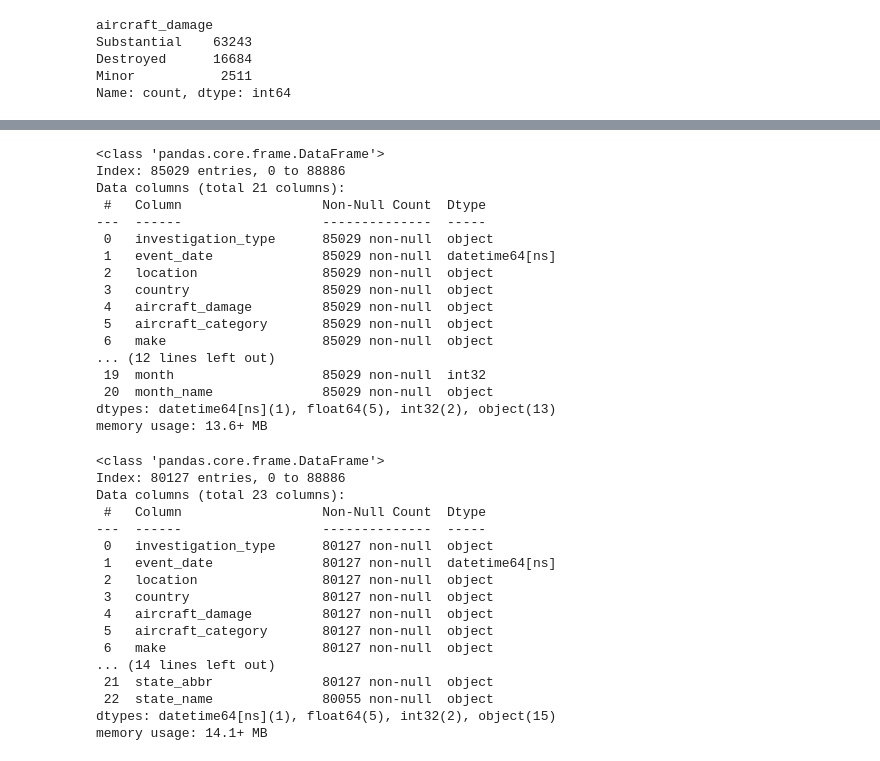
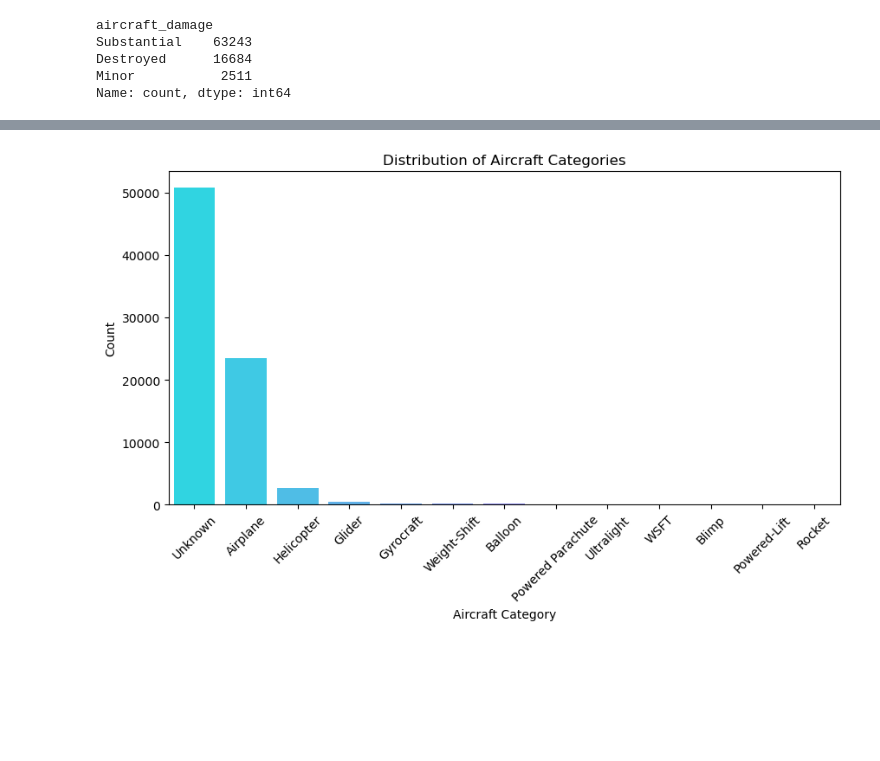
Before and after one commit to Rodgerdev/aircraft-analysis, a Jupyter notebook: aviation_analysis.ipynb, the cells around one changed output, grey strips where cells are left out. Cells and saved outputs as stored; diff of their text form; code cells hidden in the pictures; blank space fills up the shorter version.

```diff
--- a/aviation_analysis.ipynb
+++ b/aviation_analysis.ipynb
@@ -898,40 +937,11 @@ print(state_case_counts_df.head(10))
-# %%
-aviation_data.info()
-# %% [output]
-<class 'pandas.core.frame.DataFrame'>
-Index: 85029 entries, 0 to 88886
-Data columns (total 21 columns):
- #   Column                  Non-Null Count  Dtype
----  ------                  --------------  -----
- 0   investigation_type      85029 non-null  object
- 1   event_date              85029 non-null  datetime64[ns]
- 2   location                85029 non-null  object
- 3   country                 85029 non-null  object
- 4   aircraft_damage         85029 non-null  object
- 5   aircraft_category       85029 non-null  object
- 6   make                    85029 non-null  object
-... (12 lines left out)
- 19  month                   85029 non-null  int32
- 20  month_name              85029 non-null  object
-dtypes: datetime64[ns](1), float64(5), int32(2), object(13)
-memory usage: 13.6+ MB
 # %%
-usa_data.info()
+# Plot the distribution of aircraft categories
+plt.figure(figsize=(10, 5))
+sns.countplot(data=df_usa, x='aircraft_category', palette='cool', order=df_usa['aircraft_category'].value_counts().index)
+plt.title('Distribution of Aircraft Categories')
+plt.xticks(rotation=45)
+plt.xlabel('Aircraft Category')
+plt.ylabel('Count')
+plt.show()
 # %% [output]
-<class 'pandas.core.frame.DataFrame'>
-Index: 80127 entries, 0 to 88886
-Data columns (total 23 columns):
- #   Column                  Non-Null Count  Dtype
----  ------                  --------------  -----
- 0   investigation_type      80127 non-null  object
- 1   event_date              80127 non-null  datetime64[ns]
- 2   location                80127 non-null  object
- 3   country                 80127 non-null  object
- 4   aircraft_damage         80127 non-null  object
- 5   aircraft_category       80127 non-null  object
- 6   make                    80127 non-null  object
-... (14 lines left out)
- 21  state_abbr              80127 non-null  object
- 22  state_name              80055 non-null  object
-dtypes: datetime64[ns](1), float64(5), int32(2), object(15)
-memory usage: 14.1+ MB
+[figure, added]
```
Also changed, not shown: parts of 26 cells of this notebook.
